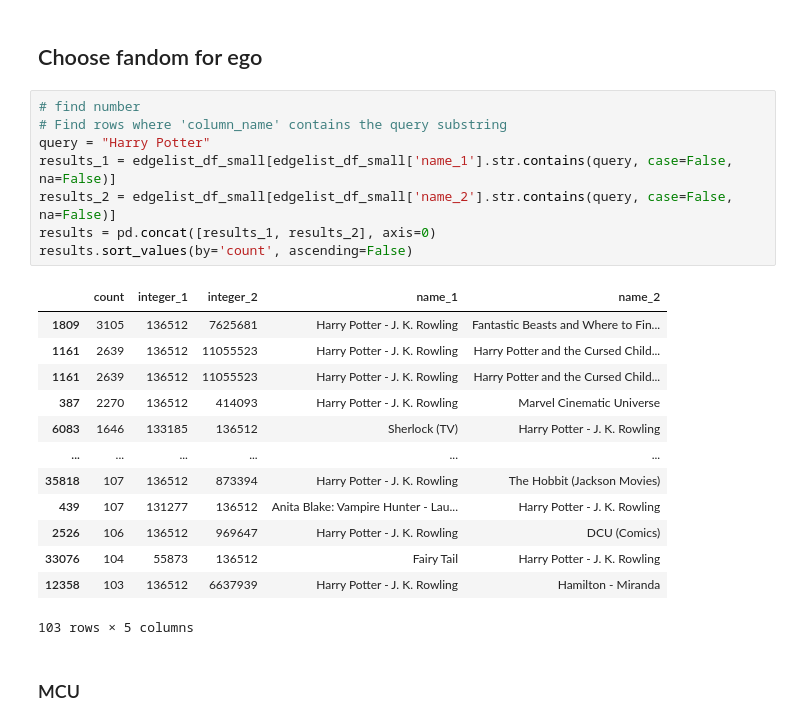
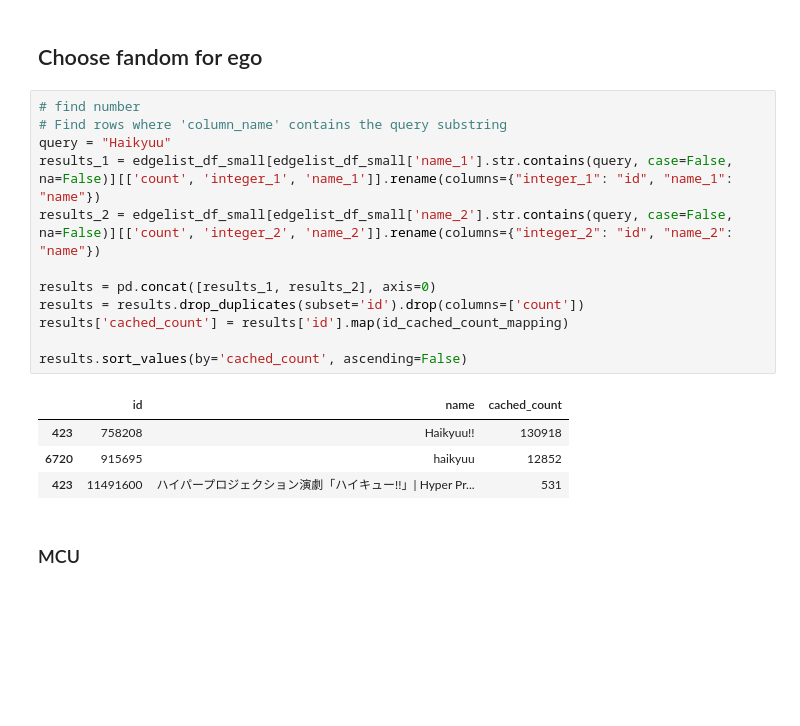
Before and after one commit to joelleneyap/fandomstudies, a Jupyter notebook: fandom_networkx.ipynb, the cells around one changed output. Drawn from its saved outputs; the diff is of its cells as text; blank space fills up the shorter version.

```diff
--- a/fandom_networkx.ipynb
+++ b/fandom_networkx.ipynb
@@ -531,25 +531,20 @@ def custom_distance(u, v, edge_data):
 # %%
 # find number
 # Find rows where 'column_name' contains the query substring
-query = "Harry Potter"
-results_1 = edgelist_df_small[edgelist_df_small['name_1'].str.contains(query, case=False, na=False)]
-results_2 = edgelist_df_small[edgelist_df_small['name_2'].str.contains(query, case=False, na=False)]
+query = "Haikyuu"
+results_1 = edgelist_df_small[edgelist_df_small['name_1'].str.contains(query, case=False, na=False)][['count', 'integer_1', 'name_1']].rename(columns={"integer_1": "id", "name_1": "name"})
+results_2 = edgelist_df_small[edgelist_df_small['name_2'].str.contains(query, case=False, na=False)][['count', 'integer_2', 'name_2']].rename(columns={"integer_2": "id", "name_2": "name"})
+
 results = pd.concat([results_1, results_2], axis=0)
-results.sort_values(by='count', ascending=False)
+results = results.drop_duplicates(subset='id').drop(columns=['count'])
+results['cached_count'] = results['id'].map(id_cached_count_mapping)
+
+results.sort_values(by='cached_count', ascending=False)
 # %% [output]
-|  | count | integer_1 | integer_2 | name_1 | name_2 |
-| 1809 | 3105 | 136512 | 7625681 | Harry Potter - J. K. Rowling | Fantastic Beasts and Where to Fin... |
-| 1161 | 2639 | 136512 | 11055523 | Harry Potter - J. K. Rowling | Harry Potter and the Cursed Child... |
-| 1161 | 2639 | 136512 | 11055523 | Harry Potter - J. K. Rowling | Harry Potter and the Cursed Child... |
-| 387 | 2270 | 136512 | 414093 | Harry Potter - J. K. Rowling | Marvel Cinematic Universe |
-| 6083 | 1646 | 133185 | 136512 | Sherlock (TV) | Harry Potter - J. K. Rowling |
-| ... | ... | ... | ... | ... | ... |
-| 35818 | 107 | 136512 | 873394 | Harry Potter - J. K. Rowling | The Hobbit (Jackson Movies) |
-| 439 | 107 | 131277 | 136512 | Anita Blake: Vampire Hunter - Lau... | Harry Potter - J. K. Rowling |
-| 2526 | 106 | 136512 | 969647 | Harry Potter - J. K. Rowling | DCU (Comics) |
-| 33076 | 104 | 55873 | 136512 | Fairy Tail | Harry Potter - J. K. Rowling |
-| 12358 | 103 | 136512 | 6637939 | Harry Potter - J. K. Rowling | Hamilton - Miranda |
+|  | id | name | cached_count |
+| 423 | 758208 | Haikyuu!! | 130918 |
+| 6720 | 915695 | haikyuu | 12852 |
+| 423 | 11491600 | ハイパープロジェクション演劇「ハイキュー!!」| Hyper Pr... | 531 |
-103 rows × 5 columns
 # %% [markdown]
 ### MCU
 # %%
```
Also changed, not shown: parts of 21 cells of this notebook, 1 other file.
